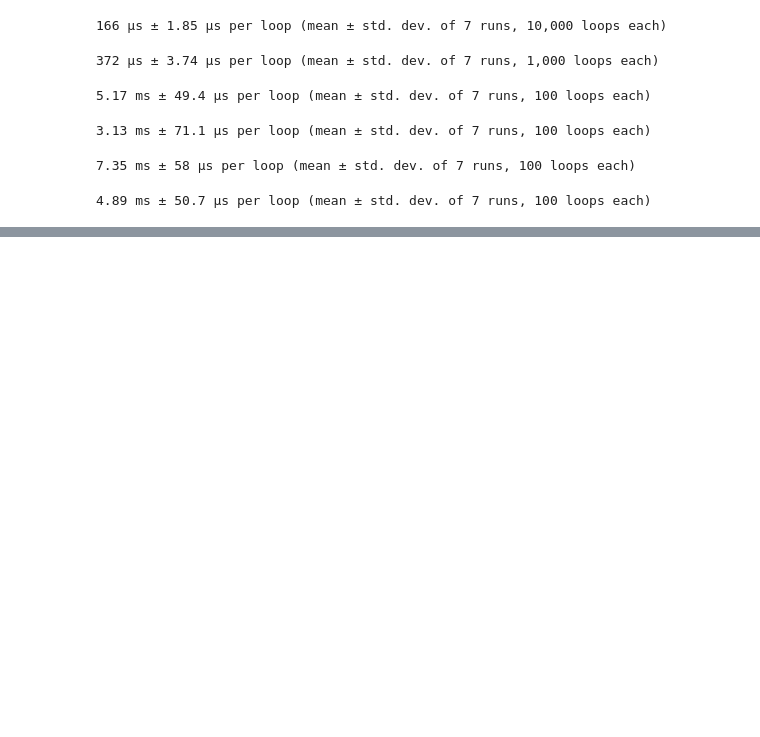
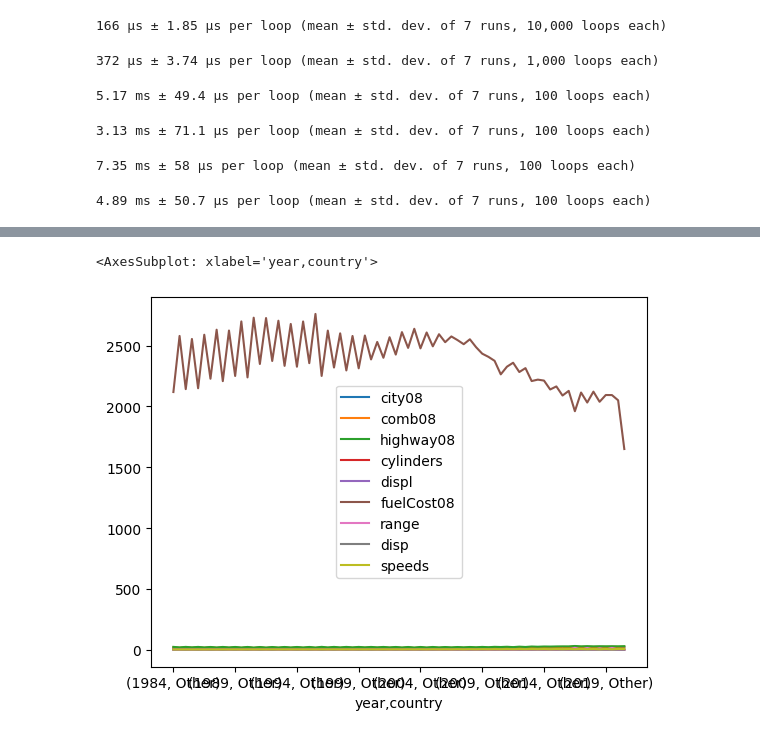
Before and after one commit to ferrandonea/pandas_tips, a Jupyter notebook: pandas_chaining_eff.ipynb, the cells around one changed output, grey strips where cells are left out. Saved outputs shown, nothing was run; the diff lists cells and outputs as text; code cells hidden in the pictures; blank space fills up the shorter version.

```diff
--- a/pandas_chaining_eff.ipynb
+++ b/pandas_chaining_eff.ipynb
@@ -874,0 +1013,11 @@ values = {'Chevrolet', 'Ford','Dodge', 'GMC', 'Tesla'}
+# %%
+(
+    autos2
+    .assign(country=autos2.make.apply(country))
+    .groupby(['year','country'])
+    .mean()
+    .plot()
+)
+# %% [output]
+<AxesSubplot: xlabel='year,country'>
+[figure, added]
```
Also changed, not shown: parts of 13 cells of this notebook.
